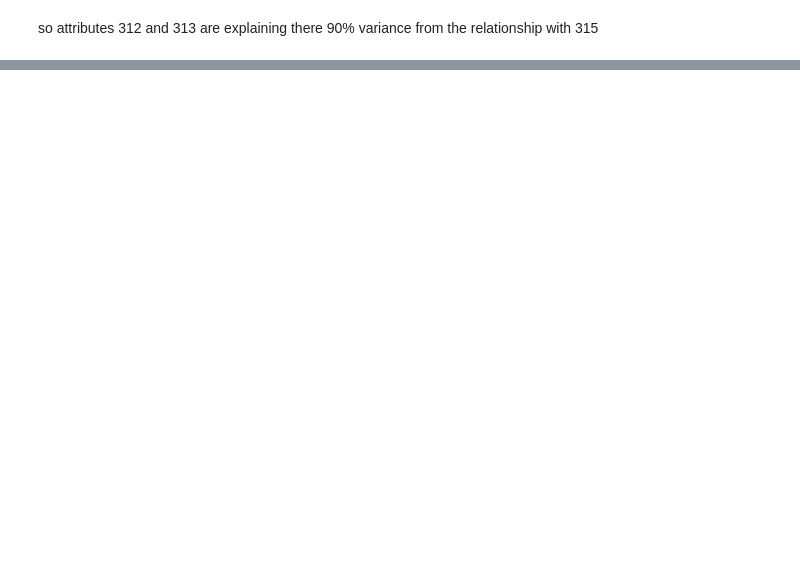
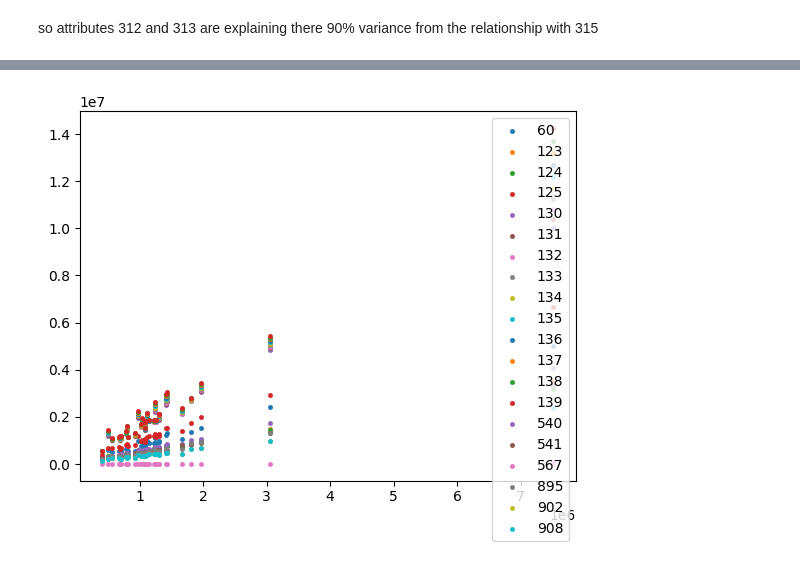
Before and after one commit to kartikgawande/SWL-ADT-PE, a Jupyter notebook: notebook3.ipynb, the cells around one changed output, grey strips where cells are left out. Drawn from its saved outputs; the diff is of its cells as text; code cells hidden in the pictures; blank space fills up the shorter version.

Commit message:
cleaned dataset. Normalised. And found correlated attributes.

```diff
--- a/notebook3.ipynb
+++ b/notebook3.ipynb
@@ -298,4 +314,5 @@ there are na values for this cause corr is not defined for a sample with varianc
 # %%
 dfR2 = df[numericAttr].corr().pow(2) #R2 for the attributes.
 # %%
-dfR2 = dfR2.applymap(lambda x: 0 if x<0.9 else x)
+dfR2_90 = dfR2.applymap(lambda x: 0 if x<0.9 else x)
+dfR2_90[dfR2_90['315']>0]['315']
@@ -310,0 +340,3 @@ so attributes 312 and 313 are explaining there 90% variance from the relationshi
+# %%
+df542 = dfR2_90[dfR2_90['542']>0]['542']
+df542.index.to_list()
@@ -310,0 +363,15 @@ so attributes 312 and 313 are explaining there 90% variance from the relationshi
+# %%
+#setup plt
+
+def plotColumns(columns: list[str], x):
+    for column in columns:
+        plt.scatter(df[x], df[column], label=column, marker=".", lw=0.5)
+        # plt.hist(df[column],label=column)
+        # plt.bar(df[DF_ID], df[column], label=column)
+    plt.legend(loc='upper right')
+
+def columns(start:int, to:int):
+    list = []
+    for i in range(start, to):
+        list.append(str(i))
+    return list
@@ -310,0 +506,5 @@ so attributes 312 and 313 are explaining there 90% variance from the relationshi
+# %%
+df542df = pd.DataFrame(df542).reset_index()  #[-2:-1]
+print('total number of correlated attributes of 542:', df542df.shape[0])
+df542_90 = df542df[(df542df['542']>0.98) & (df542df['542']<1)]
+df542_90
@@ -310,0 +530,4 @@ so attributes 312 and 313 are explaining there 90% variance from the relationshi
+# %%
+plotColumns(df542_90['index'],BASE_ATTR_542)
+# %% [output]
+[figure, added]
```
Also changed, not shown: parts of 37 cells of this notebook, 1 other file.
